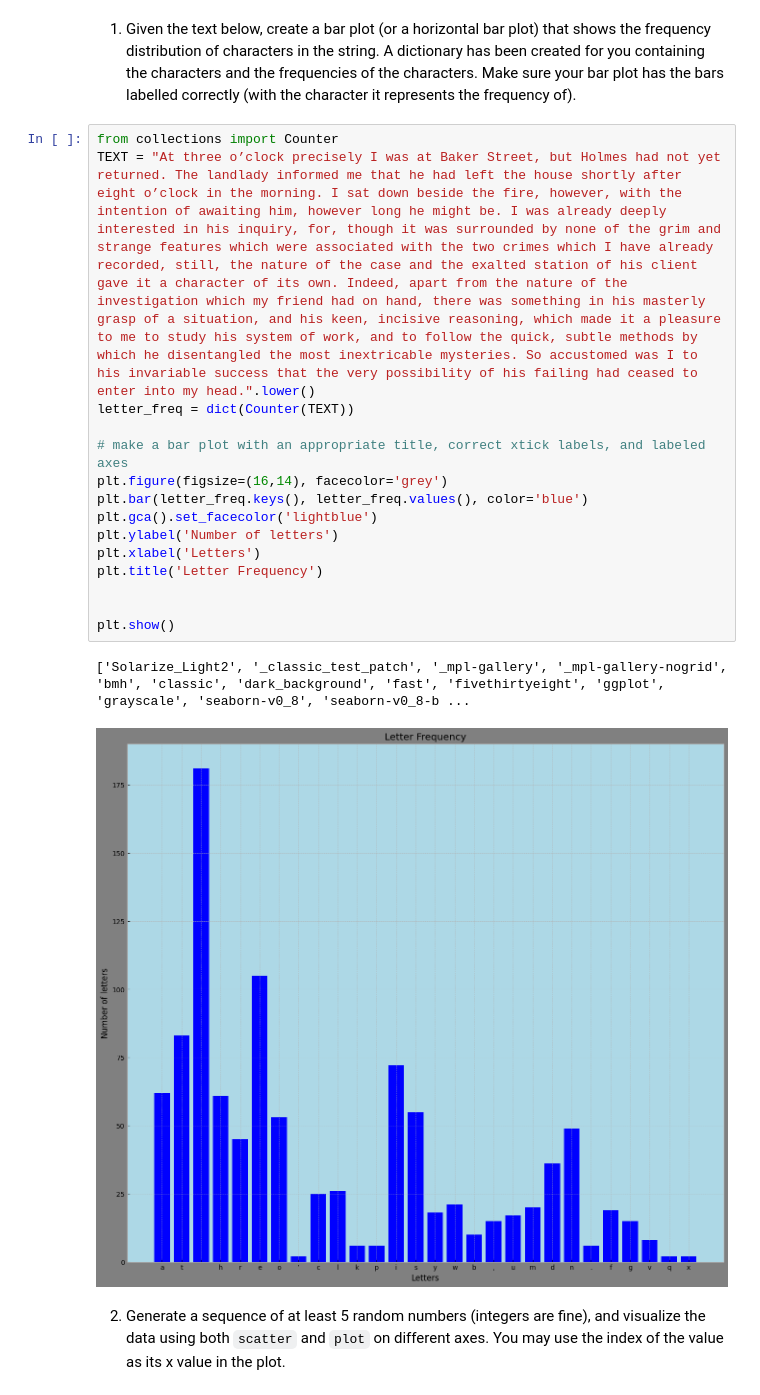
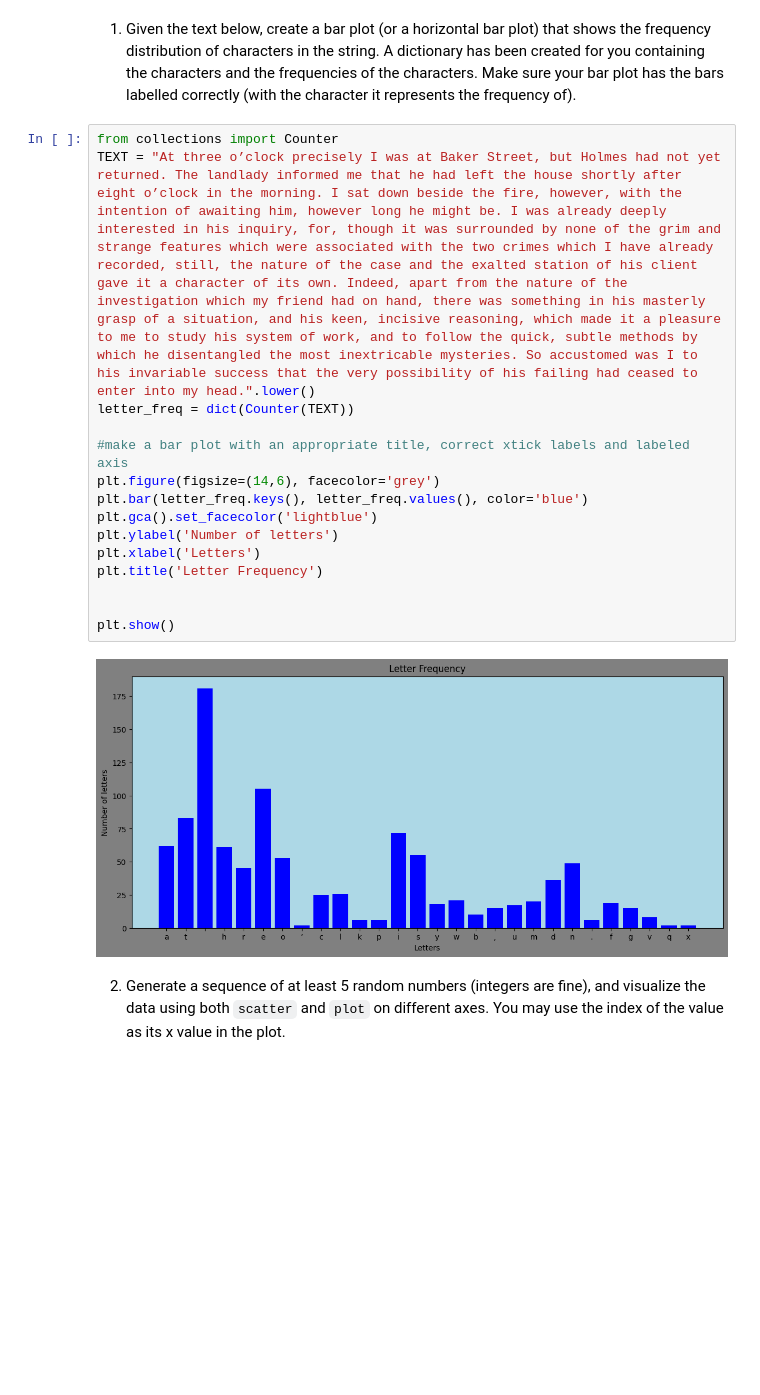
Before and after one commit to curt2023/pyplot, a Jupyter notebook: pyplot.ipynb, the cells around one changed output. Saved outputs shown, nothing was run; the diff lists cells and outputs as text; blank space fills up the shorter version.

Commit message:
Changed the visual size for the first visual

```diff
--- a/pyplot.ipynb
+++ b/pyplot.ipynb
@@ -54,21 +54,20 @@ Make sure your bar plot has the bars labelled correctly (with the character it r
 # %%
 from collections import Counter
 TEXT = "At three o’clock precisely I was at Baker Street, but Holmes had not yet returned. The landlady informed me that he had left the house shortly after eight o’clock in the morning. I sat down beside the fire, however, with the intention of awaiting him, however long he might be. I was already deeply interested in his inquiry, for, though it was surrounded by none of the grim and strange features which were associated with the two crimes which I have already recorded, still, the nature of the case and the exalted station of his client gave it a character of its own. Indeed, apart from the nature of the investigation which my friend had on hand, there was something in his masterly grasp of a situation, and his keen, incisive reasoning, which made it a pleasure to me to study his system of work, and to follow the quick, subtle methods by which he disentangled the most inextricable mysteries. So accustomed was I to his invariable success that the very possibility of his failing had ceased to enter into my head.".lower()
 letter_freq = dict(Counter(TEXT))
 
-# make a bar plot with an appropriate title, correct xtick labels, and labeled axes
-plt.figure(figsize=(16,14), facecolor='grey')
+#make a bar plot with an appropriate title, correct xtick labels and labeled axis
+plt.figure(figsize=(14,6), facecolor='grey')
 plt.bar(letter_freq.keys(), letter_freq.values(), color='blue')
 plt.gca().set_facecolor('lightblue')
 plt.ylabel('Number of letters')
 plt.xlabel('Letters')
 plt.title('Letter Frequency')
 
 
 plt.show()
 # %% [output]
-['Solarize_Light2', '_classic_test_patch', '_mpl-gallery', '_mpl-gallery-nogrid', 'bmh', 'classic', 'dark_background', 'fast', 'fivethirtyeight', 'ggplot', 'grayscale', 'seaborn-v0_8', 'seaborn-v0_8-b ...
-[figure, old version]
+[figure, new version]
 # %% [markdown]
 2. Generate a sequence of at least 5 random numbers (integers are fine), and visualize the data using both `scatter` and `plot` on different axes.  You may use the index of the value as its x value in the plot.
 # %%
```
Also changed, not shown: parts of 3 cells of this notebook.
